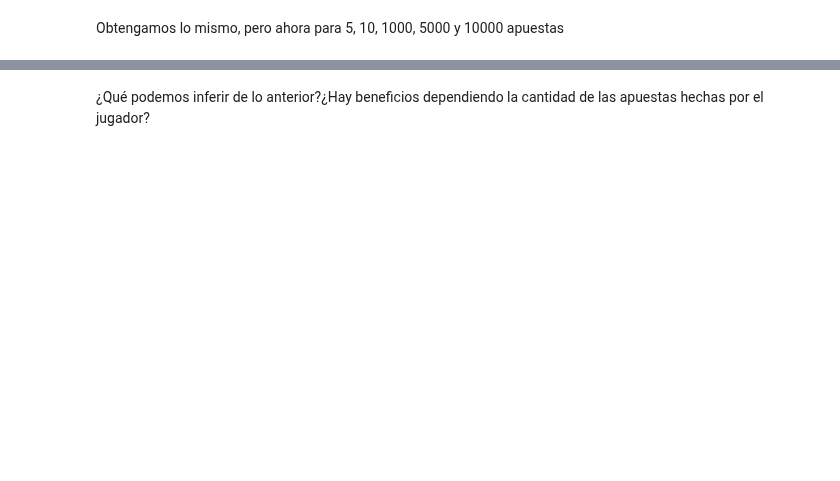
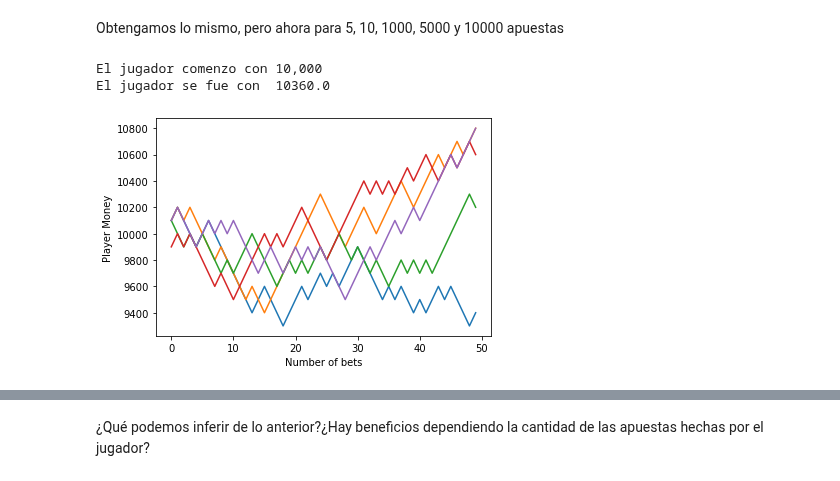
Before and after one commit to DCDPUAEM/DCDP, a Jupyter notebook: Tema_2_AnalisisEstadistico/notebook/3_MC_Estacionario_ejemplos.ipynb, the cells around one changed output, grey strips where cells are left out. Cells and saved outputs as stored; diff of their text form; code cells hidden in the pictures; blank space fills up the shorter version.

```diff
--- a/Tema_2_AnalisisEstadistico/notebook/3_MC_Estacionario_ejemplos.ipynb
+++ b/Tema_2_AnalisisEstadistico/notebook/3_MC_Estacionario_ejemplos.ipynb
@@ -381,2 +390,14 @@ El jugador se fue con  10013.333333333334
 # %% [markdown]
 Obtengamos lo mismo, pero ahora para 5, 10, 1000, 5000 y 10000 apuestas
+# %%
+final_funds = []
+
+for i in range(5):
+    ending_fund = play(10000,100,50)
+
+print("El jugador comenzo con 10,000")
+print("El jugador se fue con ", str(sum(ending_fund)/len(ending_fund)))
+# %% [output]
+El jugador comenzo con 10,000
+El jugador se fue con  10360.0
+[figure, added]
```
Also changed, not shown: parts of 19 cells of this notebook.
